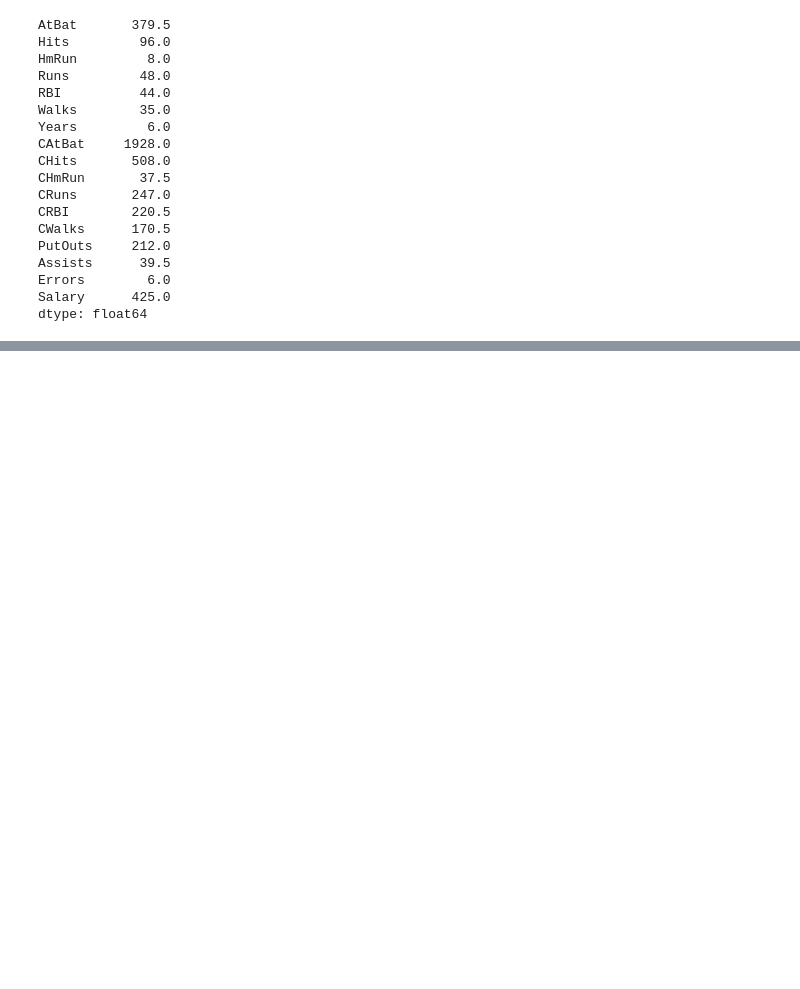
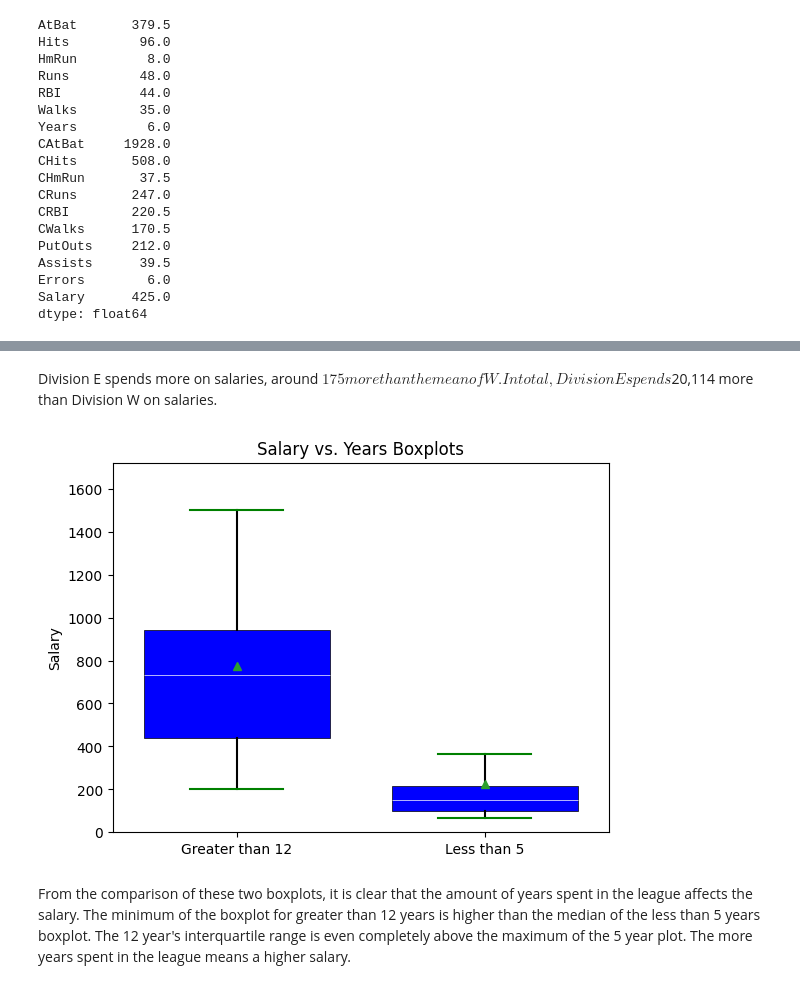
Before and after one commit to mmdanielewicz/code_2600, a Jupyter notebook: homework1.ipynb, the cells around one changed output, grey strips where cells are left out. Cells and saved outputs as stored; diff of their text form; code cells hidden in the pictures; blank space fills up the shorter version.

```diff
--- a/homework1.ipynb
+++ b/homework1.ipynb
@@ -64,0 +159,31 @@ dtype: float64
+# %% [markdown]
+Division E spends more on salaries, around $175 more than the mean of W. In total, Division E spends $20,114 more than Division W on salaries.
+# %%
+above_12_years = hitters.loc[hitters["Years"] > 12, "Salary"].dropna()
+less_5_years = hitters.loc[hitters["Years"] < 5, "Salary"].dropna()
+
+data = [above_12_years, less_5_years]
+
+fig, ax = plt.subplots()
+ax.boxplot(data,
+           positions=[1, 2],
+           widths=0.75,
+           patch_artist=True,
+           showmeans=True,
+           showfliers=False,
+           medianprops={"color": "white", "linewidth": 0.5},
+           boxprops={"facecolor": "blue", "edgecolor": "black", "linewidth": 0.5},
+           whiskerprops={"color": "black", "linewidth": 1.5},
+           capprops={"color": "green", "linewidth": 1.5})
+
+ax.set(xlim=(0.5, 2.5),
+       ylim=(0, max(hitters["Salary"].dropna())*0.7))
+ax.set(xticks=[1, 2], xticklabels=["Greater than 12", "Less than 5"])
+ax.set_title("Salary vs. Years Boxplots")
+plt.ylabel("Salary")
+
+plt.show()
+# %% [output]
+[figure, added]
+# %% [markdown]
+From the comparison of these two boxplots, it is clear that the amount of years spent in the league affects the salary. The minimum of the boxplot for greater than 12 years is higher than the median of the less than 5 years boxplot. The 12 year's interquartile range is even completely above the maximum of the 5 year plot. The more years spent in the league means a higher salary.
```
Also changed, not shown: parts of 11 cells of this notebook, 1 other file.
